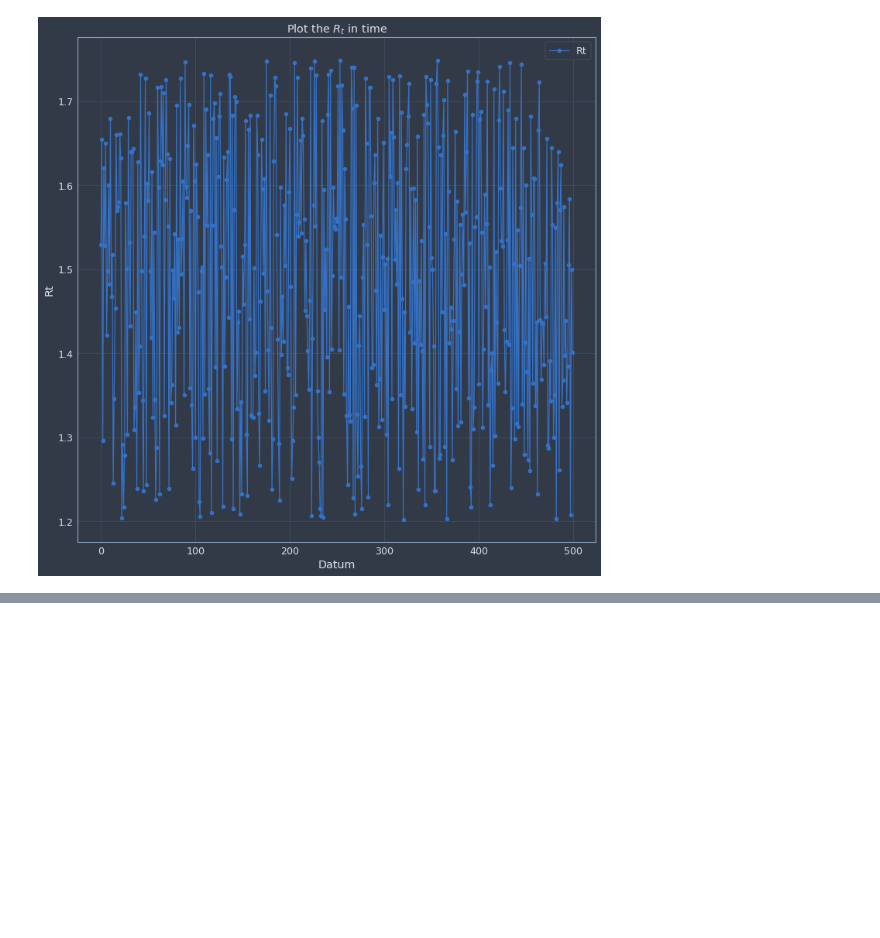
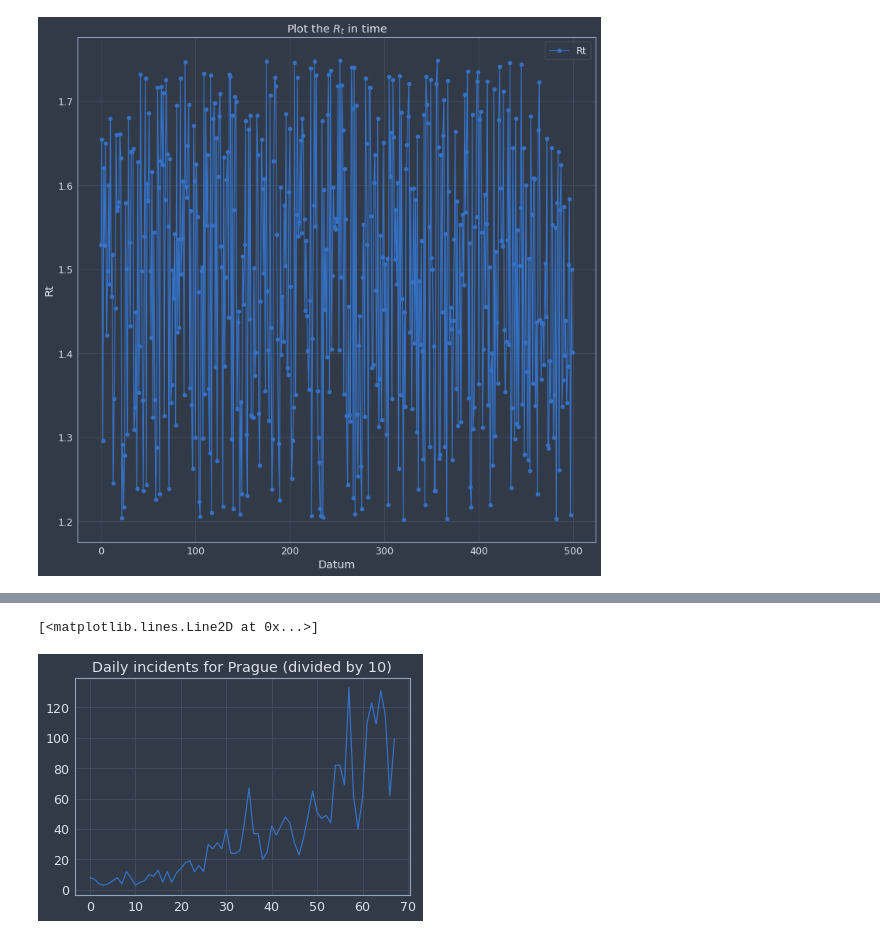
Before and after one commit to mixaal/DL, a Jupyter notebook: jupyterlab-image/examples/cv-19-cz/Infection Spread.ipynb, the cells around one changed output, grey strips where cells are left out. Cells and saved outputs as stored; diff of their text form; code cells hidden in the pictures; blank space fills up the shorter version.

```diff
--- a/jupyterlab-image/examples/cv-19-cz/Infection Spread.ipynb
+++ b/jupyterlab-image/examples/cv-19-cz/Infection Spread.ipynb
@@ -193,0 +301,6 @@ plt.show()
+# %%
+plt.title("Daily incidents for Prague (divided by 10)")
+plt.plot(incidents['CZ0100'][-days_to_model:])
+# %% [output]
+[<matplotlib.lines.Line2D at 0x...>]
+[figure, added]
```
Also changed, not shown: parts of 11 cells of this notebook, 3 other files.
